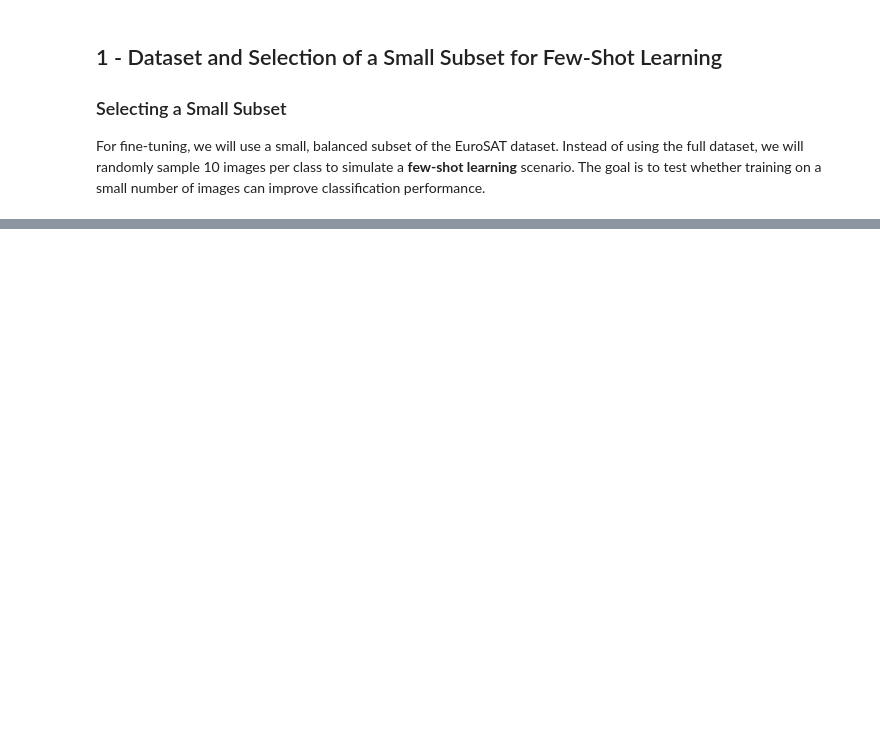
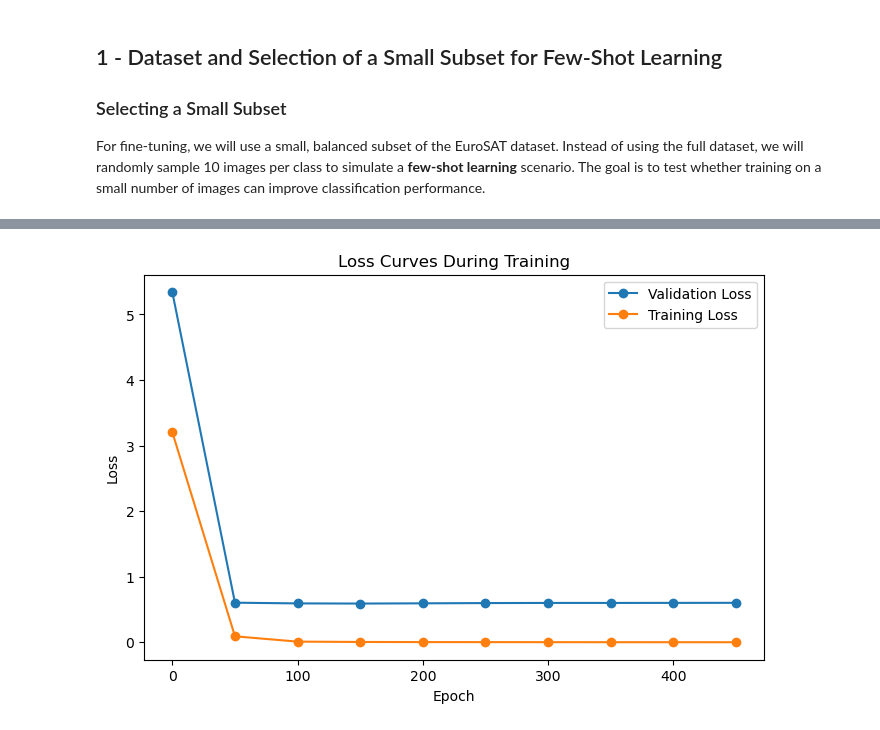
Before and after one commit to andrea-zoccante/land-classification-project, a Jupyter notebook: task3.ipynb, the cells around one changed output, grey strips where cells are left out. Saved outputs shown, nothing was run; the diff lists cells and outputs as text; code cells hidden in the pictures; blank space fills up the shorter version.

Commit message:
Task3 almost done, fewshot data, validation data

```diff
--- a/task3.ipynb
+++ b/task3.ipynb
@@ -92,5 +32,0 @@ def sample_few_shot_data(dataset_path, classes, num_samples=10):
-# %%
-few_shot_data = sample_few_shot_data(DATASET_PATH, classes, num_samples=10)
-
-few_shot_df = pd.DataFrame(few_shot_data, columns=["Image Path", "Class"])
-few_shot_df
@@ -208,0 +33,6 @@ def get_text_features(prompt_learner, clip_model):
+# %%
+classes = config.CLASSES
+print("Classes found: ", classes)
+
+modified_classes = [config.CLASSNAME_DICT[c] for c in classes]
+print("Modified classes: ", modified_classes)
@@ -215,0 +46,7 @@ labels = labels.to(device)
+# %%
+device = (
+    torch.device("mps") if torch.backends.mps.is_available() else
+    torch.device("cuda") if torch.cuda.is_available() else
+    torch.device("cpu")
+)
+print("Device: ", device)
@@ -216 +159,8 @@ labels = labels.to(device)
+# %%
+validation_df = pd.read_csv("validation_data/validation_set.csv")
+
+validation_labels = get_class_indices(validation_df["Class"].tolist(), classes).to(device)
+
+validation_images = [Image.open(img_path).convert("RGB") for img_path in validation_df["Image Path"].tolist()]
+validation_inputs = clip_processor(images=validation_images, return_tensors="pt", padding=True).to(device)
 # %%
@@ -257,0 +266,14 @@ ValueError: Sequence length must be less than max_position_embeddings (got `sequ
+# %%
+plt.figure(figsize=(8, 5))
+# Extract epochs and losses for validation
+epochs, val_losses = zip(*validation_losses)
+plt.plot(epochs, val_losses, label="Validation Loss", marker='o')
+plt.plot(epochs, losses, label="Training Loss", marker='o')
+
+plt.xlabel("Epoch")
+plt.ylabel("Loss")
+plt.title("Loss Curves During Training")
+plt.legend()
+plt.show()
+# %% [output]
+[figure, added]
```
Also changed, not shown: parts of 19 cells of this notebook, 8 other files.
